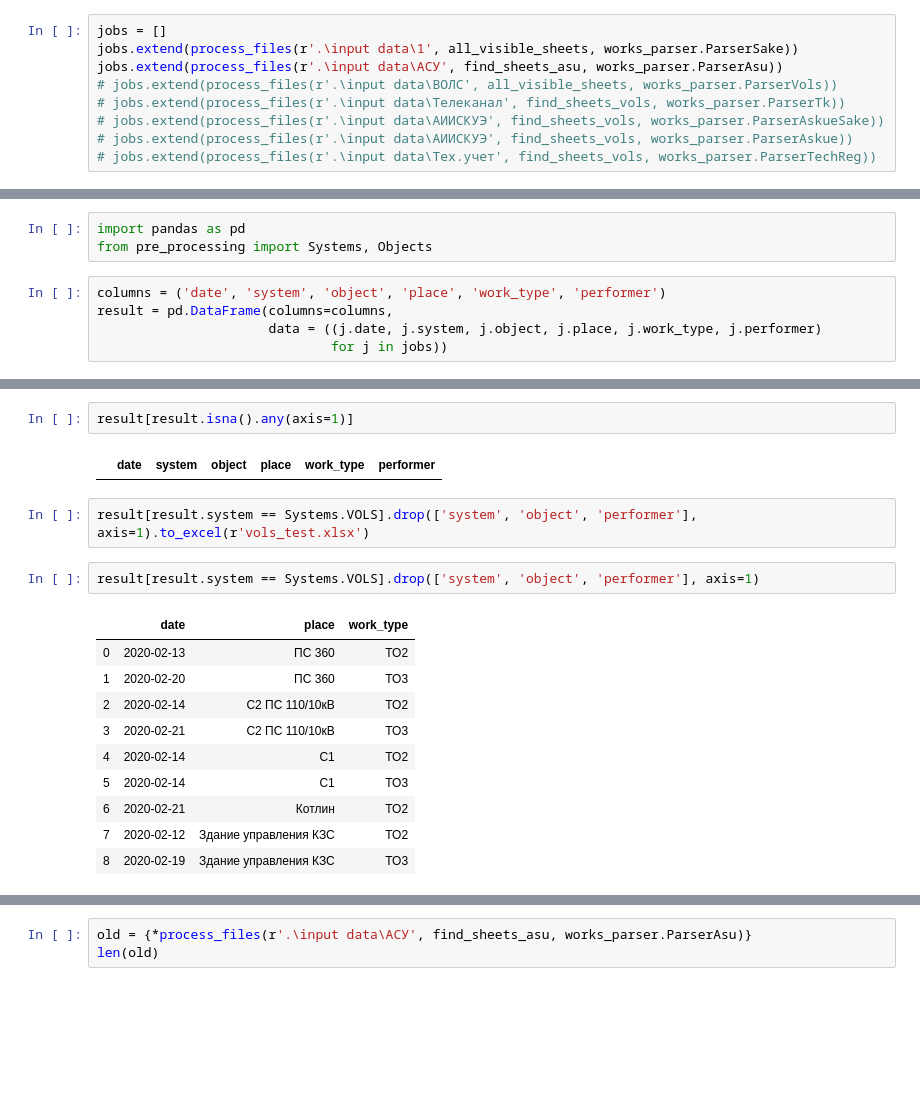
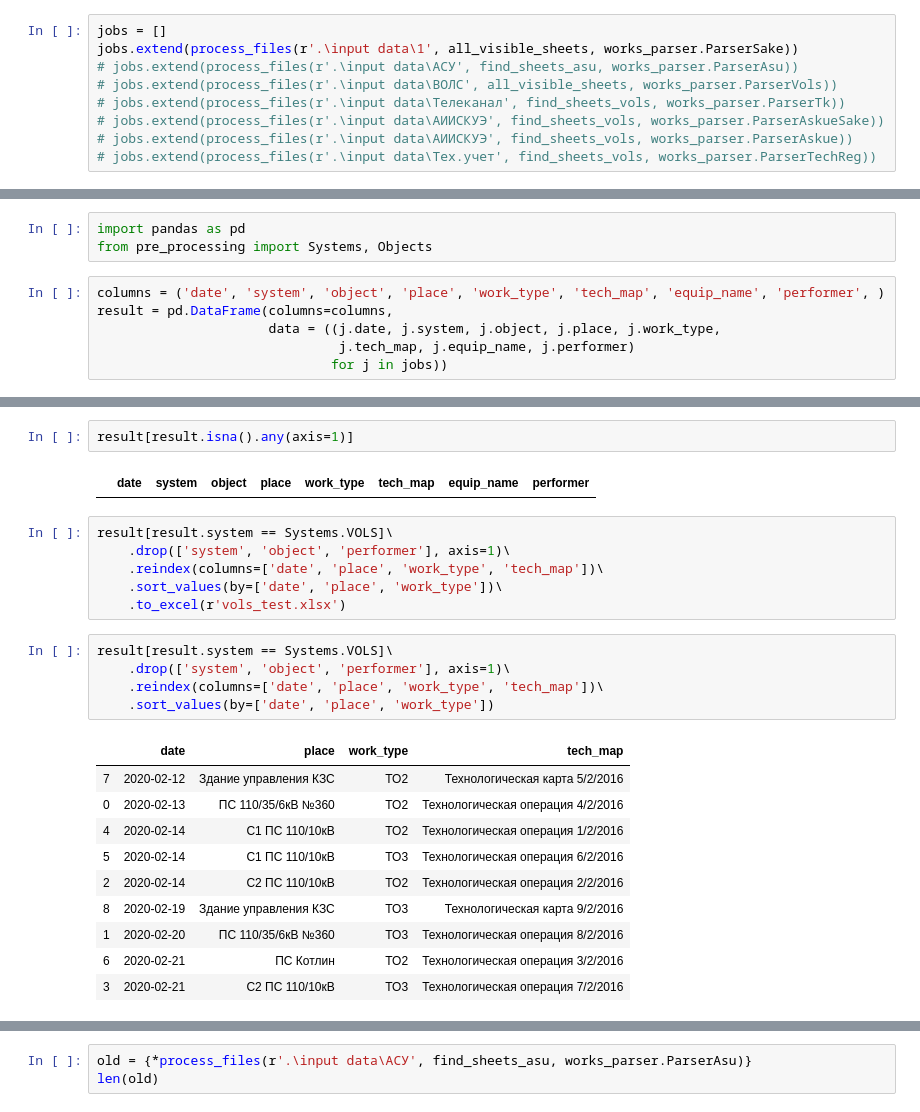
Before and after one commit to GusevMihail/Work_plan_generator, a Jupyter notebook: sandbox.ipynb, the cells around one changed output, grey strips where cells are left out. Drawn from its saved outputs; the diff is of its cells as text; blank space fills up the shorter version.

Commit message:
Генерация заготовок для журналов проведения ТО. прототип журнала ВОЛС добавлены поля tech_map и equip_name, которые корректно парсятся

```diff
--- a/sandbox.ipynb
+++ b/sandbox.ipynb
@@ -12,7 +14,7 @@ import matplotlib.pyplot as plt
 # %%
 jobs = []
 jobs.extend(process_files(r'.\input data\1', all_visible_sheets, works_parser.ParserSake))
-jobs.extend(process_files(r'.\input data\АСУ', find_sheets_asu, works_parser.ParserAsu))
+# jobs.extend(process_files(r'.\input data\АСУ', find_sheets_asu, works_parser.ParserAsu))
 # jobs.extend(process_files(r'.\input data\ВОЛС', all_visible_sheets, works_parser.ParserVols))
 # jobs.extend(process_files(r'.\input data\Телеканал', find_sheets_vols, works_parser.ParserTk))
 # jobs.extend(process_files(r'.\input data\АИИСКУЭ', find_sheets_vols, works_parser.ParserAskueSake))
@@ -129,9 +132,10 @@ all TECH_REG tests is complete
 import pandas as pd
 from pre_processing import Systems, Objects
 # %%
-columns = ('date', 'system', 'object', 'place', 'work_type', 'performer')
+columns = ('date', 'system', 'object', 'place', 'work_type', 'tech_map', 'equip_name', 'performer', )
 result = pd.DataFrame(columns=columns,
-                      data = ((j.date, j.system, j.object, j.place, j.work_type, j.performer)
+                      data = ((j.date, j.system, j.object, j.place, j.work_type,
+                               j.tech_map, j.equip_name, j.performer)
                               for j in jobs))
 # %%
 result.head()
@@ -145,19 +149,26 @@ result.head()
 # %%
 result[result.isna().any(axis=1)]
 # %% [output]
-|  | date | system | object | place | work_type | performer |
+|  | date | system | object | place | work_type | tech_map | equip_name | performer |
 # %%
-result[result.system == Systems.VOLS].drop(['system', 'object', 'performer'], axis=1).to_excel(r'vols_test.xlsx')
+result[result.system == Systems.VOLS]\
+    .drop(['system', 'object', 'performer'], axis=1)\
+    .reindex(columns=['date', 'place', 'work_type', 'tech_map'])\
+    .sort_values(by=['date', 'place', 'work_type'])\
+    .to_excel(r'vols_test.xlsx')
 # %%
-result[result.system == Systems.VOLS].drop(['system', 'object', 'performer'], axis=1)
+result[result.system == Systems.VOLS]\
+    .drop(['system', 'object', 'performer'], axis=1)\
+    .reindex(columns=['date', 'place', 'work_type', 'tech_map'])\
+    .sort_values(by=['date', 'place', 'work_type'])
 # %% [output]
-|  | date | place | work_type |
-| 0 | 2020-02-13 | ПС 360 | ТО2 |
-| 1 | 2020-02-20 | ПС 360 | ТО3 |
-| 2 | 2020-02-14 | С2 ПС 110/10кВ | ТО2 |
-| 3 | 2020-02-21 | С2 ПС 110/10кВ | ТО3 |
-| 4 | 2020-02-14 | С1 | ТО2 |
-| 5 | 2020-02-14 | С1 | ТО3 |
-| 6 | 2020-02-21 | Котлин | ТО2 |
-| 7 | 2020-02-12 | Здание управления КЗС | ТО2 |
-| 8 | 2020-02-19 | Здание управления КЗС | ТО3 |
+|  | date | place | work_type | tech_map |
+| 7 | 2020-02-12 | Здание управления КЗС | ТО2 | Технологическая карта 5/2/2016 |
+| 0 | 2020-02-13 | ПС 110/35/6кВ №360 | ТО2 | Технологическая операция 4/2/2016 |
+| 4 | 2020-02-14 | С1 ПС 110/10кВ | ТО2 | Технологическая операция 1/2/2016 |
+| 5 | 2020-02-14 | С1 ПС 110/10кВ | ТО3 | Технологическая операция 6/2/2016 |
+| 2 | 2020-02-14 | С2 ПС 110/10кВ | ТО2 | Технологическая операция 2/2/2016 |
+| 8 | 2020-02-19 | Здание управления КЗС | ТО3 | Технологическая карта 9/2/2016 |
+| 1 | 2020-02-20 | ПС 110/35/6кВ №360 | ТО3 | Технологическая операция 8/2/2016 |
+| 6 | 2020-02-21 | ПС Котлин | ТО2 | Технологическая операция 3/2/2016 |
+| 3 | 2020-02-21 | С2 ПС 110/10кВ | ТО3 | Технологическая операция 7/2/2016 |
```
Also changed, not shown: parts of 13 cells of this notebook, 3 other files.
